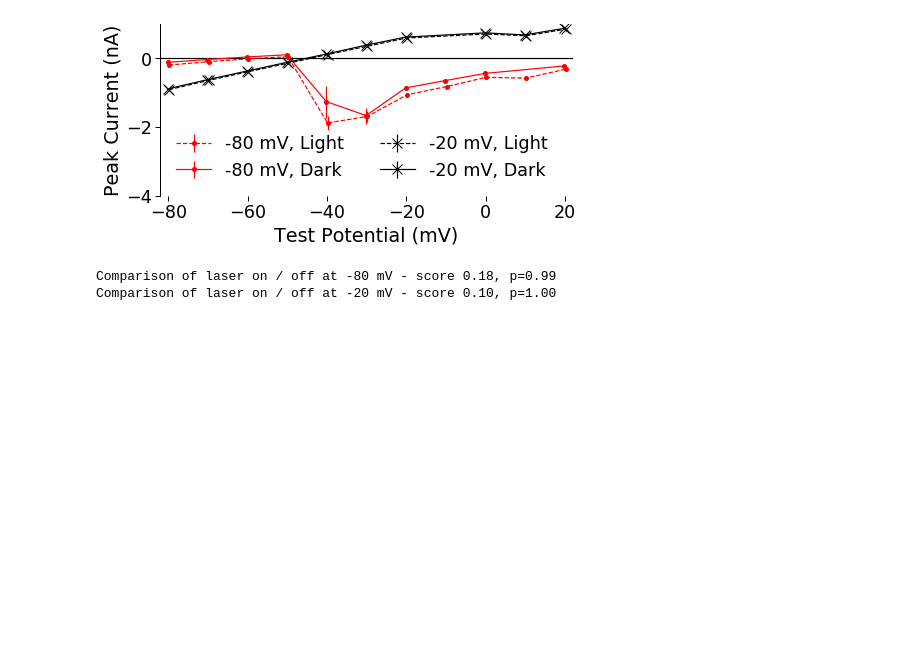
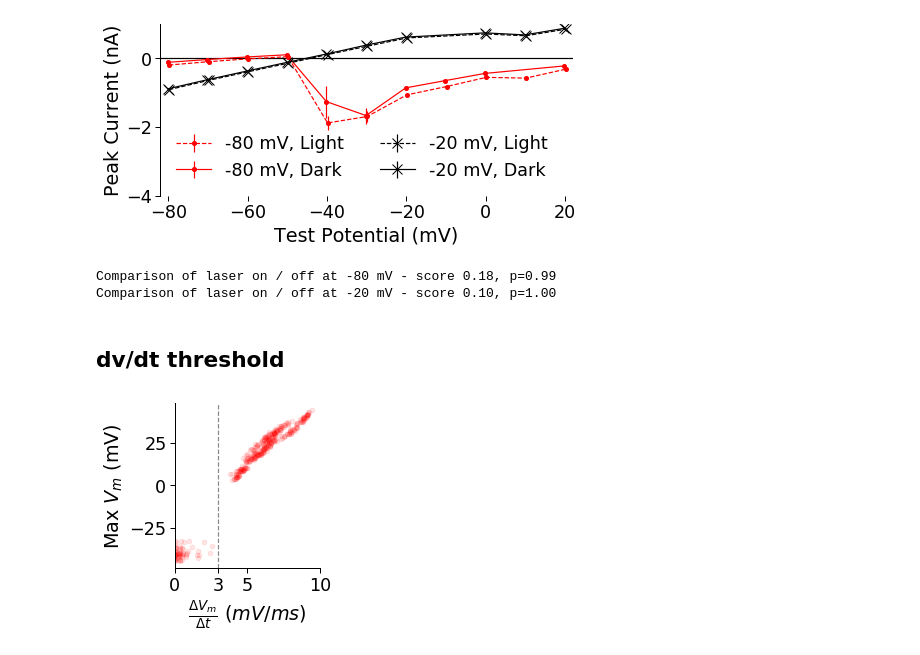
Before and after one commit to willhartneuro/sgn_costimulation, a Jupyter notebook: main.ipynb, the cells around one changed output. Cells and saved outputs as stored; diff of their text form; code cells hidden in the pictures; blank space fills up the shorter version.

```diff
--- a/main.ipynb
+++ b/main.ipynb
@@ -1220,3 +1220,74 @@ print(f"Comparison of laser on / off at {c1-60} mV - score {ks_results[c1]['all'
 # %% [output]
 Comparison of laser on / off at -80 mV - score 0.18, p=0.99
 Comparison of laser on / off at -20 mV - score 0.10, p=1.00
+# %% [markdown]
+## dv/dt threshold
+# %%
+dvdt_pairs = []
+dvdt_pairs_alternate = []
+
+ten_ms = int(10 * MS_TO_SAMPLES)
+
+for f in DVDT_FILES:
+    axo = axographio.read(os.path.join(d.BASE_PATH, f[0]))
+    ramp_lengths = list(range(f[2], f[2] + f[3] * f[4], f[4]))
+
+    for idx, mv_idx in enumerate(range(1, len(axo.names), 2)):
+        data = axo.data[mv_idx][4000:]
+
+        (peaks, _) = find_peaks(data, distance=1000, height=0.003)
+
+        # if no peaks found, get the average gradient across the whole ramp to the end of the ramp
+        if len(peaks) == 0:
+            ramp_length = ramp_lengths[idx % len(ramp_lengths)] # in ms
+            ramp_samples = int(MS_TO_SAMPLES * ramp_length) # ramp length in samples
+
+            # NOTE1: The ramp starts on the 5,000th sample, but we exclude the first 4,000 above.
+            max_val = data[1000 + ramp_samples]
+            init = np.mean(axo.data[mv_idx][0:100]) # mean of first 100 samples as baseline
+            delta = 1000 * (max_val - init)  # delta in mV
+
+            max_idx = np.argmax(data)
+
+            dvdt = (delta) / (SAMPLES_TO_MS * (max_idx - 5000)) # average gradient across the ramp in mV/ms
+
+            dvdt_pairs.append((dvdt, data[max_idx] * 1000)) # peak is the maximum value
+            dvdt_pairs_alternate.append((dvdt, data[max_idx] * 1000)) # peak is the maximum value
+            continue
+
+        # if we have peaks, loop through each one and find the
+        # average gradient over the 10ms before the peak started
+        widths = peak_widths(data, peaks, rel_height=0.1)[2]
+        for (peak, width) in zip(peaks, widths):
+            # gradient in the 10ms before the start
+            peak_start = int(width)
+            start = data[peak_start - ten_ms]
+            end = data[peak_start]
+            delta = 1000 * (end - start)
+            dvdt = delta / 10 # gradient in mV/ms
+            dvdt_pairs.append((dvdt, data[peak] * 1000))
+
+            # gradient over the entire ramp up until the start of the peak
+            # the first sample when the ramp is on. Actually 5000th in the data, see note1 above
+            val_at_start = data[1000]
+            dvdt_pairs_alternate.append((1000*(end - val_at_start) / (SAMPLES_TO_MS * (peak_start - 5000)), data[peak] * 1000))
+
+dvdt_pairs = list(zip(*dvdt_pairs))
+dvdt_pairs_alternate = list(zip(*dvdt_pairs_alternate))
+
+fig, ax1 = plt.subplots(1, 1, figsize=(GRID_SIZE, GRID_SIZE))
+ax1.scatter(dvdt_pairs[0], dvdt_pairs[1], alpha=0.1, facecolor='r')
+ax1.set_xlim((0, 10))
+
+ax1.set_ylabel('Max $V_m$ (mV)')
+ax1.set_xlabel('$\\frac{\Delta V_m}{\Delta t}$ ($mV/ms$)')
+
+plt.axvline(3, color='#888888', linestyle='--')
+
+plt.xticks([0, 3, 5, 10])
+
+sns.despine()
+plt.tight_layout()
+plt.show()
+# %% [output]
+[figure, added]
```
Also changed, not shown: 2 other files.
